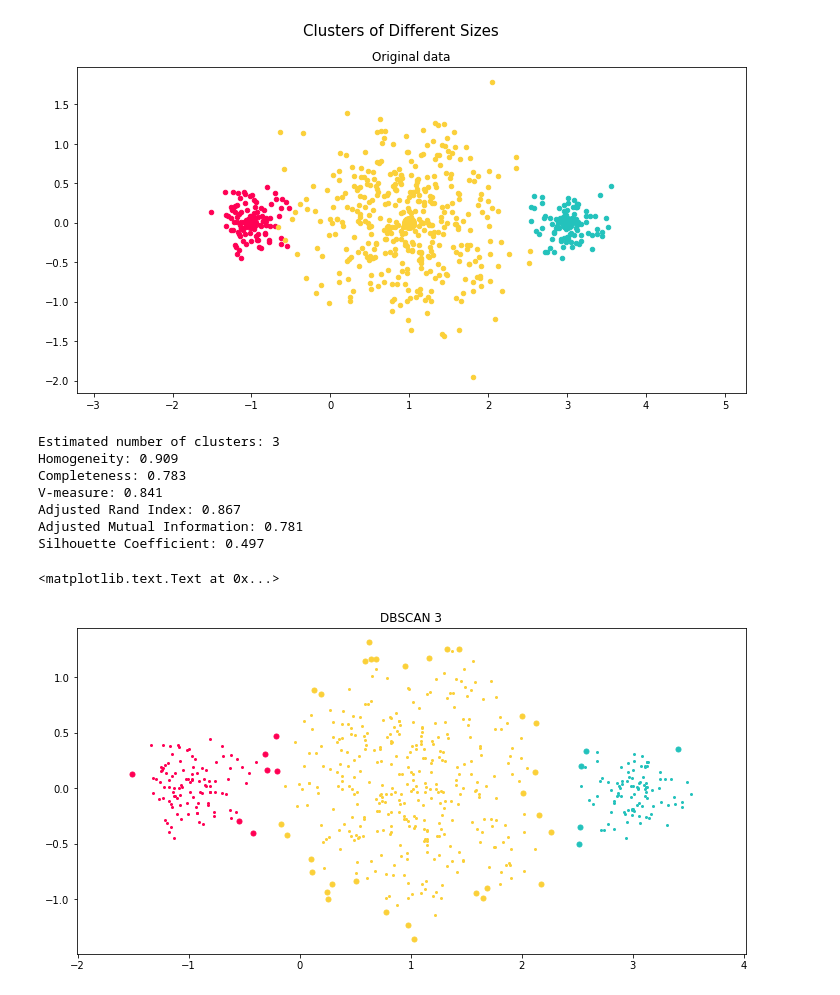
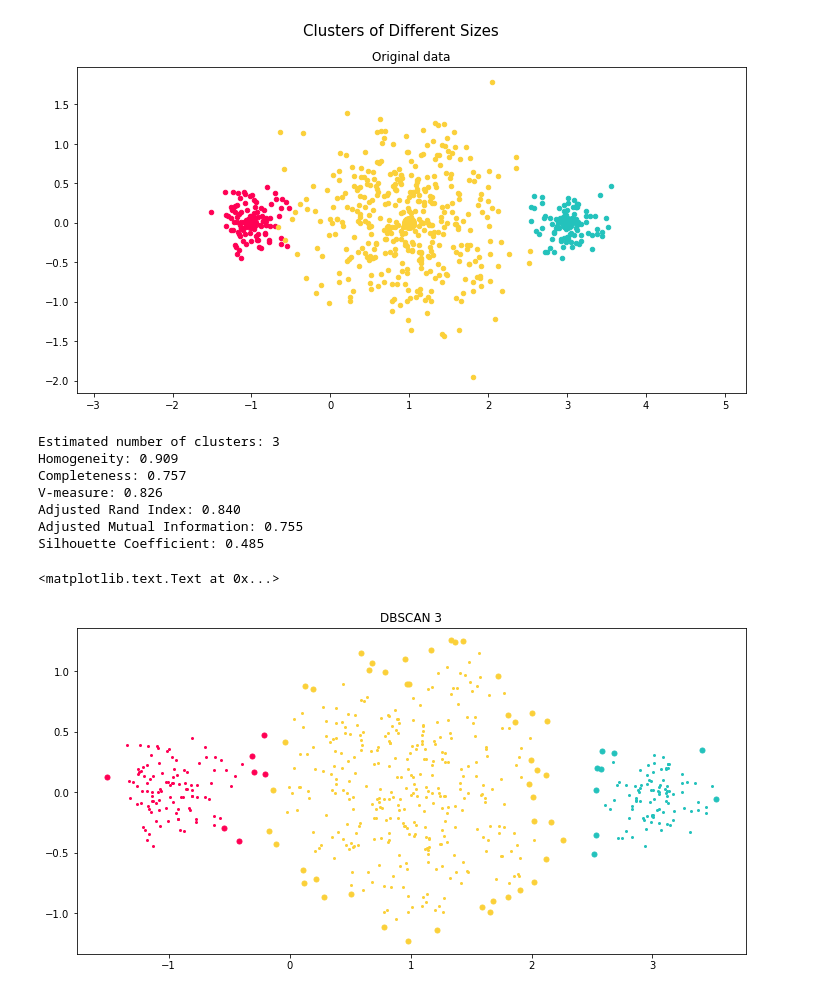
Before and after one commit to mikaelasquirchuk/DAT8SYD, a Jupyter notebook: labs/Week 4 Lesson 2 - Clustering/Thursday June 15 - Clustering.mikaelasquirchuk.ipynb, the cells around one changed output. Drawn from its saved outputs; the diff is of its cells as text; code cells hidden in the pictures.

```diff
--- a/labs/Week 4 Lesson 2 - Clustering/Thursday June 15 - Clustering.mikaelasquirchuk.ipynb
+++ b/labs/Week 4 Lesson 2 - Clustering/Thursday June 15 - Clustering.mikaelasquirchuk.ipynb
@@ -700,7 +733,7 @@ plt.title('Original data')
 [figure]
 # %%
 # Compute clustering with 3 Clusters
-db = DBSCAN(eps=0.3, min_samples=10)
+db = DBSCAN(eps=0.3, min_samples=12)
 db.fit(X)
 labels = db.labels_
 dbcsi = db.core_sample_indices_
@@ -708,36 +741,36 @@ dbcsi = db.core_sample_indices_
 n_clusters_ = len(set(labels)) - (1 if -1 in labels else 0)
 
 print('Estimated number of clusters: %d' % n_clusters_)
 print("Homogeneity: %0.3f" % metrics.homogeneity_score(labels_true, labels))
 print("Completeness: %0.3f" % metrics.completeness_score(labels_true, labels))
 print("V-measure: %0.3f" % metrics.v_measure_score(labels_true, labels))
 print("Adjusted Rand Index: %0.3f"
       % metrics.adjusted_rand_score(labels_true, labels))
 print("Adjusted Mutual Information: %0.3f"
        % metrics.adjusted_mutual_info_score(labels_true, labels))
 print("Silhouette Coefficient: %0.3f"
       % metrics.silhouette_score(X, labels))
 
 core_samples_mask = np.zeros_like(labels, dtype=bool)
 core_samples_mask[dbcsi] = True
 
 # Plot result
 unique_labels = set(labels)
 plt.figure(figsize=(12, 6))
 
 for k, col in zip(unique_labels, colors):
     class_member_mask = (labels == k)
     plt.plot(X[class_member_mask & core_samples_mask, 0], X[class_member_mask & core_samples_mask, 1], 'o', marker='o', c=col, markersize=2)
     plt.plot(X[class_member_mask & ~core_samples_mask, 0], X[class_member_mask & ~core_samples_mask, 1], 'o', marker='o', c=col, markersize=5)
 plt.axis('equal')
 plt.title('DBSCAN 3')
 # %% [output]
 Estimated number of clusters: 3
 Homogeneity: 0.909
-Completeness: 0.783
-V-measure: 0.841
-Adjusted Rand Index: 0.867
-Adjusted Mutual Information: 0.781
-Silhouette Coefficient: 0.497
+Completeness: 0.757
+V-measure: 0.826
+Adjusted Rand Index: 0.840
+Adjusted Mutual Information: 0.755
+Silhouette Coefficient: 0.485
 <matplotlib.text.Text at 0x...>
-[figure, old version]
+[figure, new version]
```
Also changed, not shown: parts of 12 cells of this notebook, 2 other files.
